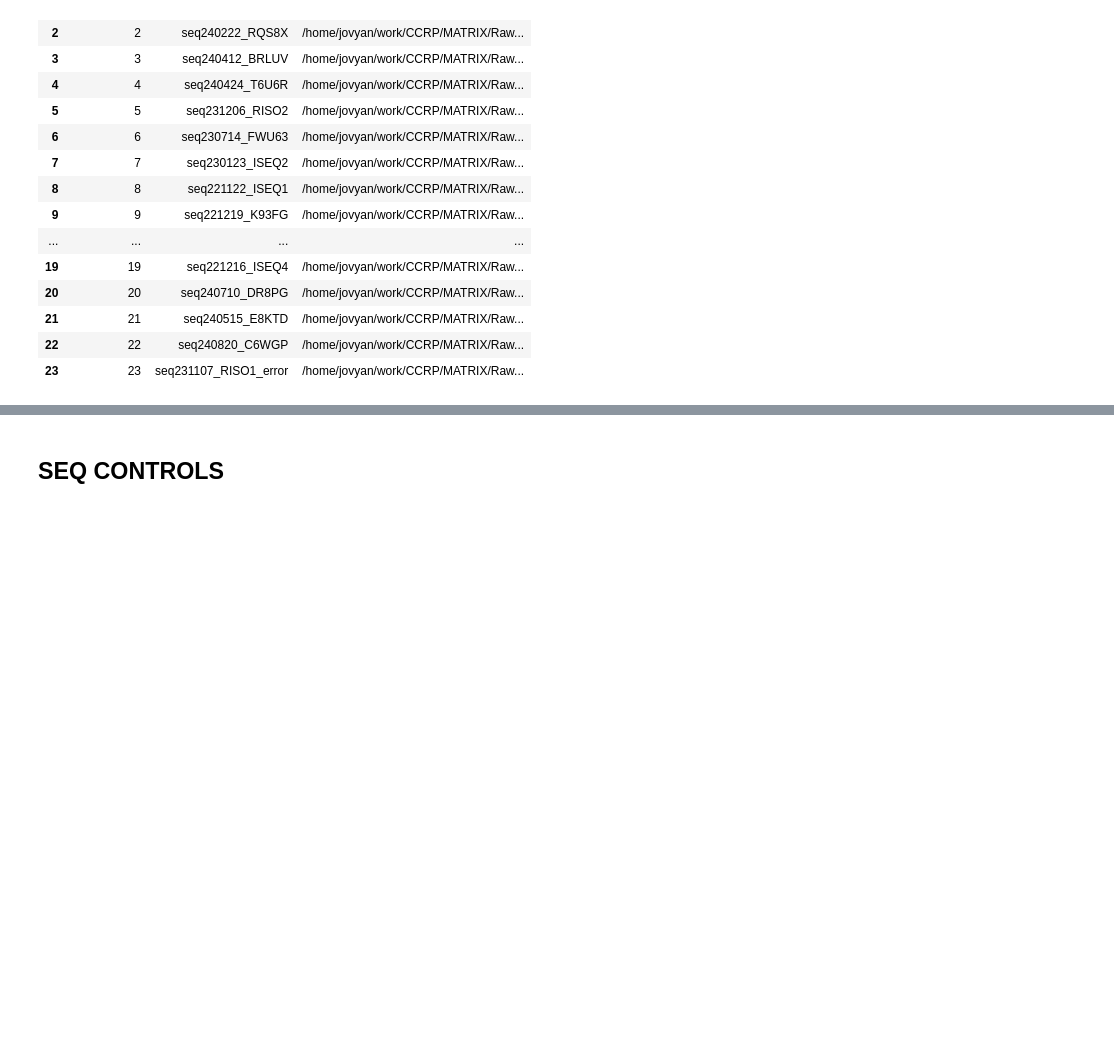
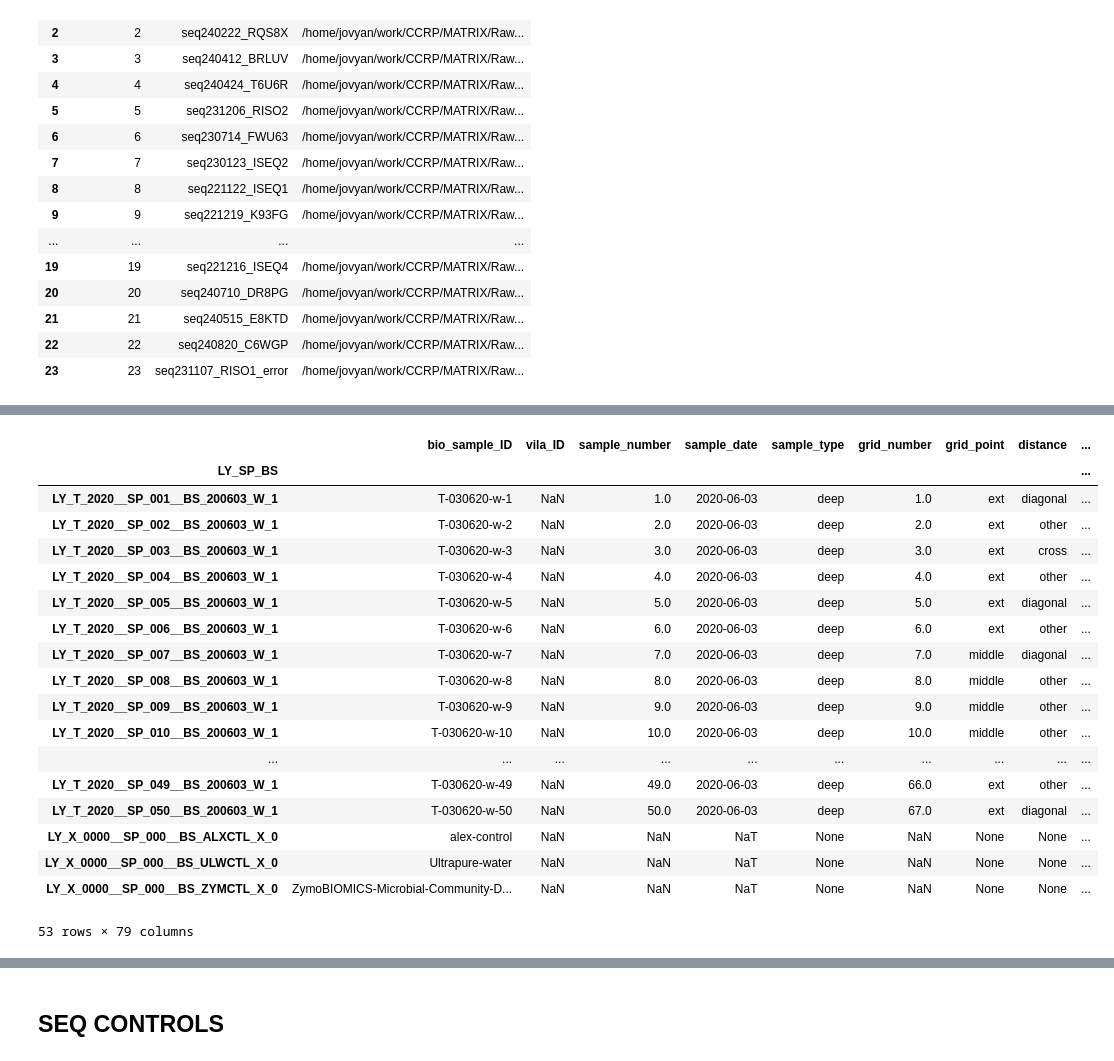
Before and after one commit to lauramilena3/MATRIX_METADATA, a Jupyter notebook: MICROBIOMICS/NOTEBOOKS/rename_scripts.ipynb, the cells around one changed output, grey strips where cells are left out. Drawn from its saved outputs; the diff is of its cells as text; code cells hidden in the pictures; blank space fills up the shorter version.

```diff
--- a/MICROBIOMICS/NOTEBOOKS/rename_scripts.ipynb
+++ b/MICROBIOMICS/NOTEBOOKS/rename_scripts.ipynb
@@ -50,0 +146,11 @@ metadata_crushed_2023_ITS =pd.read_excel("../EXCEL_FILES/crushed_metadata_202602
+# %%
+metadata_2020_washed_amplicon.columns = metadata_2020_washed_amplicon.columns.str.replace('-', '_')
+metadata_2020_washed_amplicon.columns = metadata_2020_washed_amplicon.columns.str.replace('worrewt', 'correct')
+
+# metadata_2020_washed_amplicon[metadata_2020_washed_amplicon["run_ID"]=="RISO2"]
+# metadata_2020_washed_amplicon["run_ID"]=metadata_2020_washed_amplicon["run_ID"].str.replace("RIS2", "RISO2")
+print("Number of samples: "  + str(len(metadata_2020_washed_amplicon)))
+print("Number of sequence runs: "  + str(metadata_2020_washed_amplicon["run_ID"].value_counts().sum()))
+print()
+print("Number of sequence runs per folder: ")
+metadata_2020_washed_amplicon["run_ID"].value_counts()
@@ -50,0 +282,27 @@ metadata_crushed_2023_ITS =pd.read_excel("../EXCEL_FILES/crushed_metadata_202602
+# %%
+# Define a list of columns to be moved to the end
+columns_to_move = ["current_seq_sample_ID", "correct_seq_sample_ID", "suggested_correct_seq_sample_ID"]
+
+# Reorder the DataFrame so that the specified columns are moved to the end
+metadata_2020_washed_amplicon_full = metadata_2020_washed_amplicon_full[
+    [col for col in metadata_2020_washed_amplicon_full.columns if col not in columns_to_move] + columns_to_move
+]
+
+# Extract only the file names from the 'forward_fq' column (removes the path)
+metadata_2020_washed_amplicon_full['forward_fq'] = metadata_2020_washed_amplicon_full['forward_fq'].str.split("/").str[-1]
+
+# Extract only the file names from the 'reverse_fq' column (removes the path)
+metadata_2020_washed_amplicon_full['reverse_fq'] = metadata_2020_washed_amplicon_full['reverse_fq'].str.split("/").str[-1]
+
+# Create a new column "SUGGESTED_EQUALS_CORRECT" that is True if the suggested correct seq_sample_ID equals the correct seq_sample_ID
+metadata_2020_washed_amplicon_full["SUGGESTED_EQUALS_CORRECT"] = metadata_2020_washed_amplicon_full["suggested_correct_seq_sample_ID"] == metadata_2020_washed_amplicon_full["correct_seq_sample_ID"]
+
+# Create a new column "ALREADY_CORRECT" that is True if the suggested correct seq_sample_ID equals the current seq_sample_ID
+metadata_2020_washed_amplicon_full["ALREADY_CORRECT"] = metadata_2020_washed_amplicon_full["suggested_correct_seq_sample_ID"] == metadata_2020_washed_amplicon_full["current_seq_sample_ID"]
+
+# Sort the DataFrame by "SUGGESTED_EQUALS_CORRECT" and "ALREADY_CORRECT" columns
+# The rows with "True" for "SUGGESTED_EQUALS_CORRECT" and "ALREADY_CORRECT" will come first
+metadata_2020_washed_amplicon_full = metadata_2020_washed_amplicon_full.sort_values(["SUGGESTED_EQUALS_CORRECT", "ALREADY_CORRECT"])
+
+# Save the resulting DataFrame to a CSV file named 'test_metadata_15_11_2024.csv'
+metadata_2020_washed_amplicon_full
@@ -50,0 +391,22 @@ metadata_crushed_2023_ITS =pd.read_excel("../EXCEL_FILES/crushed_metadata_202602
+# %%
+metadata_2020_washed_amplicon_full_SP.groupby("LY_SP_BS").first()
+# %% [output]
+|  | bio_sample_ID | vila_ID | sample_number | sample_date | sample_type | grid_number | grid_point | distance | ... |
+| LY_SP_BS |  |  |  |  |  |  |  |  | ... |
+| LY_T_2020__SP_001__BS_200603_W_1 | T-030620-w-1 | NaN | 1.0 | 2020-06-03 | deep | 1.0 | ext | diagonal | ... |
+| LY_T_2020__SP_002__BS_200603_W_1 | T-030620-w-2 | NaN | 2.0 | 2020-06-03 | deep | 2.0 | ext | other | ... |
+| LY_T_2020__SP_003__BS_200603_W_1 | T-030620-w-3 | NaN | 3.0 | 2020-06-03 | deep | 3.0 | ext | cross | ... |
+| LY_T_2020__SP_004__BS_200603_W_1 | T-030620-w-4 | NaN | 4.0 | 2020-06-03 | deep | 4.0 | ext | other | ... |
+| LY_T_2020__SP_005__BS_200603_W_1 | T-030620-w-5 | NaN | 5.0 | 2020-06-03 | deep | 5.0 | ext | diagonal | ... |
+| LY_T_2020__SP_006__BS_200603_W_1 | T-030620-w-6 | NaN | 6.0 | 2020-06-03 | deep | 6.0 | ext | other | ... |
+| LY_T_2020__SP_007__BS_200603_W_1 | T-030620-w-7 | NaN | 7.0 | 2020-06-03 | deep | 7.0 | middle | diagonal | ... |
+| LY_T_2020__SP_008__BS_200603_W_1 | T-030620-w-8 | NaN | 8.0 | 2020-06-03 | deep | 8.0 | middle | other | ... |
+| LY_T_2020__SP_009__BS_200603_W_1 | T-030620-w-9 | NaN | 9.0 | 2020-06-03 | deep | 9.0 | middle | other | ... |
+| LY_T_2020__SP_010__BS_200603_W_1 | T-030620-w-10 | NaN | 10.0 | 2020-06-03 | deep | 10.0 | middle | other | ... |
+| ... | ... | ... | ... | ... | ... | ... | ... | ... | ... |
+| LY_T_2020__SP_049__BS_200603_W_1 | T-030620-w-49 | NaN | 49.0 | 2020-06-03 | deep | 66.0 | ext | other | ... |
+| LY_T_2020__SP_050__BS_200603_W_1 | T-030620-w-50 | NaN | 50.0 | 2020-06-03 | deep | 67.0 | ext | diagonal | ... |
+| LY_X_0000__SP_000__BS_ALXCTL_X_0 | alex-control | NaN | NaN | NaT | None | NaN | None | None | ... |
+| LY_X_0000__SP_000__BS_ULWCTL_X_0 | Ultrapure-water | NaN | NaN | NaT | None | NaN | None | None | ... |
+| LY_X_0000__SP_000__BS_ZYMCTL_X_0 | ZymoBIOMICS-Microbial-Community-D... | NaN | NaN | NaT | None | NaN | None | None | ... |
+53 rows × 79 columns
```
Also changed, not shown: parts of 114 cells of this notebook, 27 other files.
